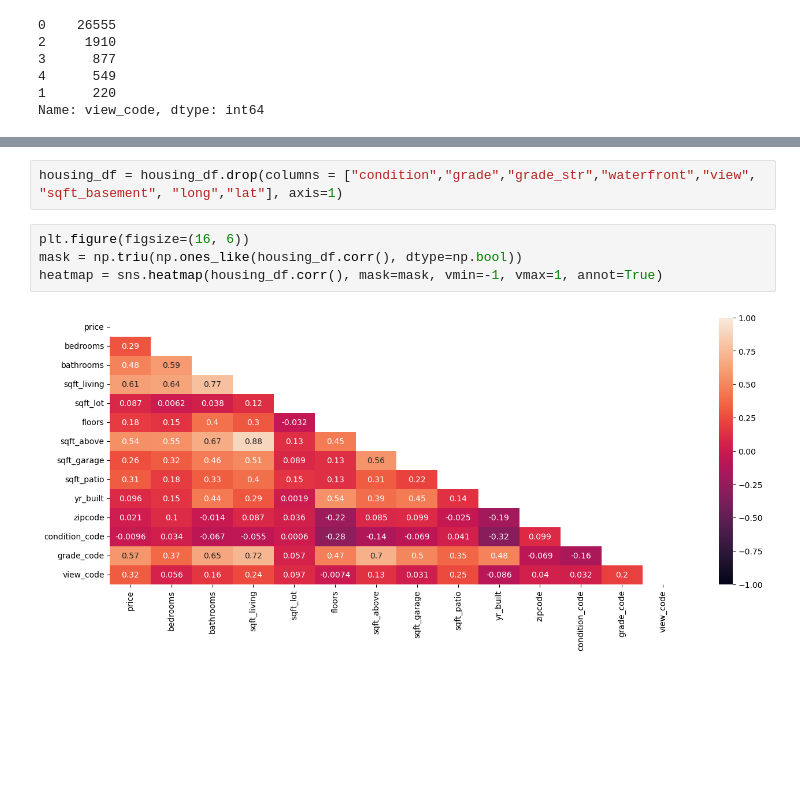
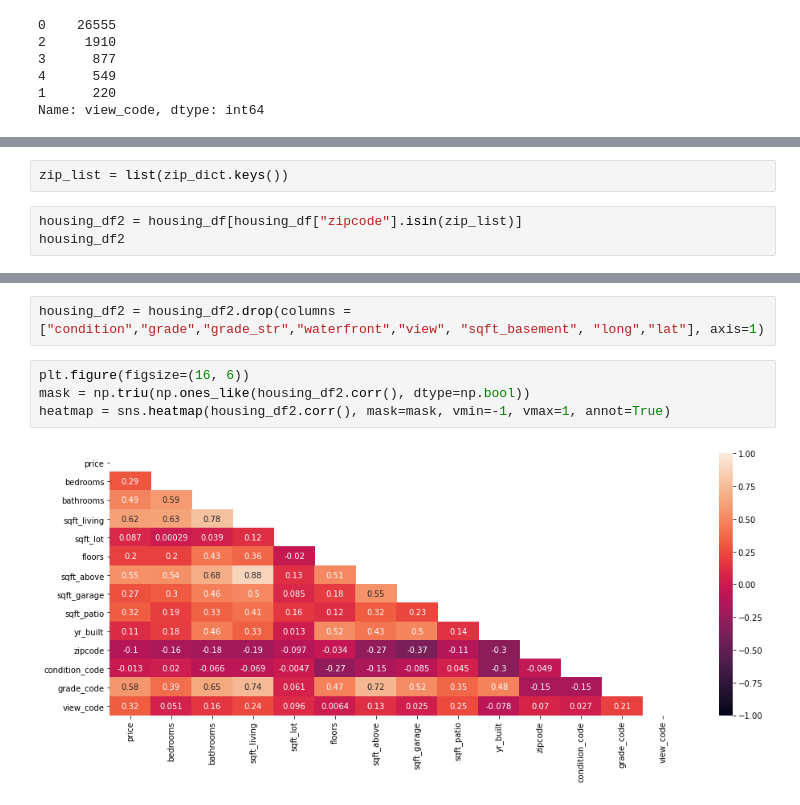
Before and after one commit to Kellyajara/RealEstate-Classification, a Jupyter notebook: Project Notebook .ipynb, the cells around one changed output, grey strips where cells are left out. Cells and saved outputs as stored; diff of their text form; blank space fills up the shorter version.

```diff
--- a/Project Notebook .ipynb
+++ b/Project Notebook .ipynb
@@ -202,0 +292,5 @@ Name: view_code, dtype: int64
+# %%
+zip_list = list(zip_dict.keys())
+# %%
+housing_df2 = housing_df[housing_df["zipcode"].isin(zip_list)]
+housing_df2
@@ -203,8 +311,8 @@ Name: view_code, dtype: int64
 # %%
-housing_df = housing_df.drop(columns = ["condition","grade","grade_str","waterfront","view", "sqft_basement", "long","lat"], axis=1)
+housing_df2 = housing_df2.drop(columns = ["condition","grade","grade_str","waterfront","view", "sqft_basement", "long","lat"], axis=1)
 # %%
 plt.figure(figsize=(16, 6))
-mask = np.triu(np.ones_like(housing_df.corr(), dtype=np.bool))
-heatmap = sns.heatmap(housing_df.corr(), mask=mask, vmin=-1, vmax=1, annot=True)
+mask = np.triu(np.ones_like(housing_df2.corr(), dtype=np.bool))
+heatmap = sns.heatmap(housing_df2.corr(), mask=mask, vmin=-1, vmax=1, annot=True)
 # %% [output]
-[figure, old version]
+[figure, new version]
```
Also changed, not shown: parts of 4 cells of this notebook.
